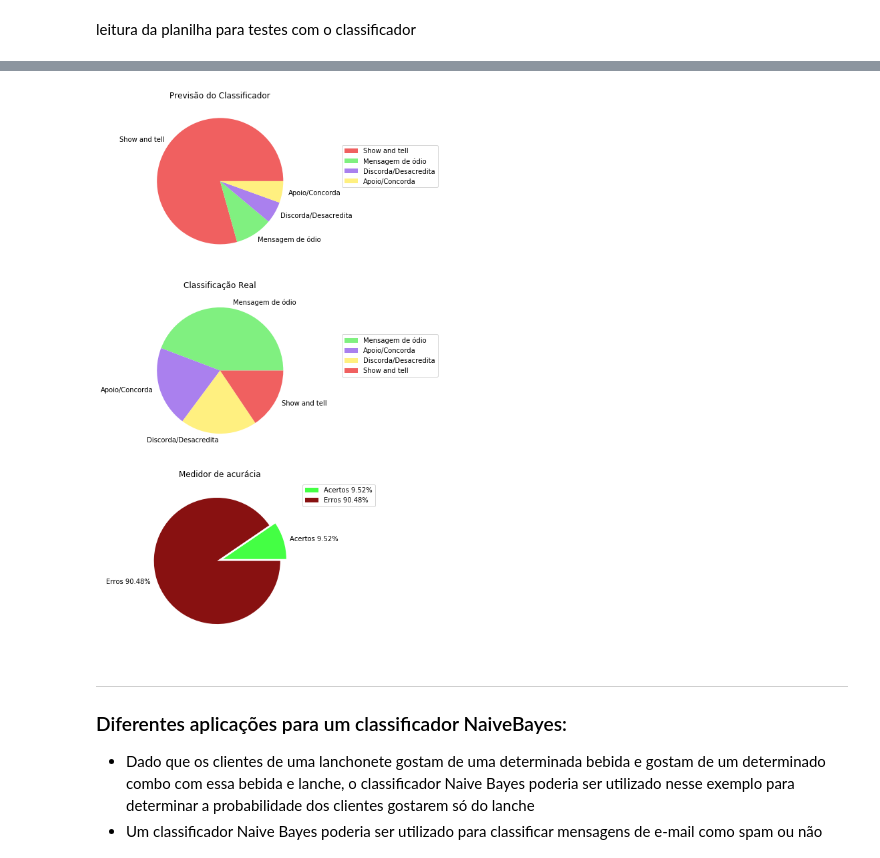
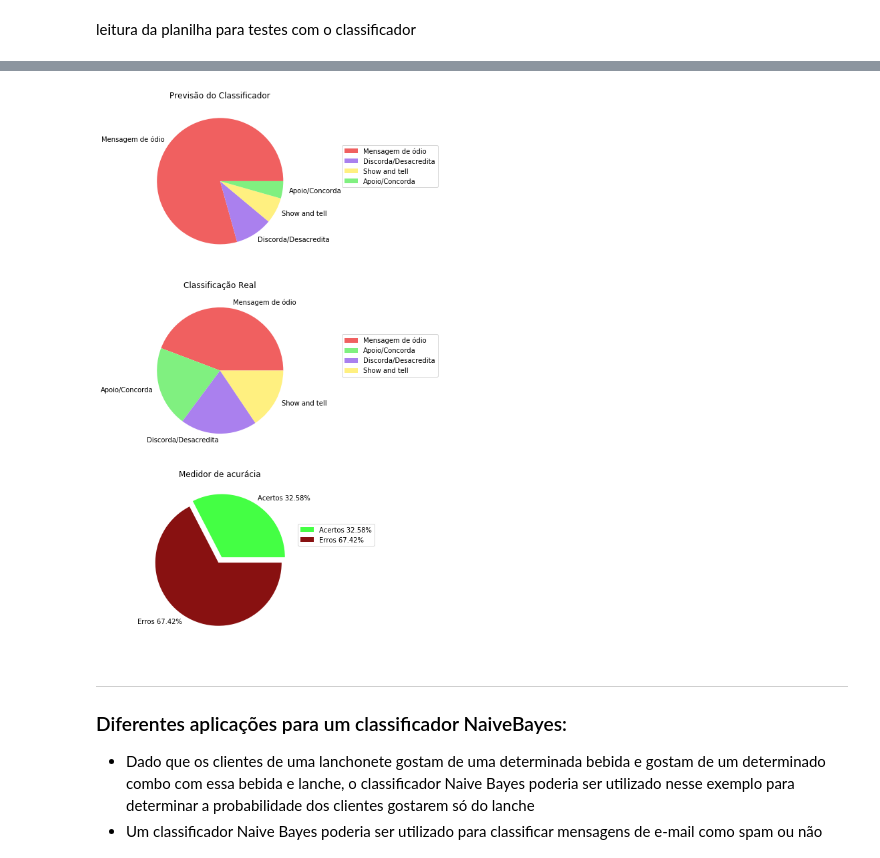
Before and after one commit to VonIgnia/CD2020-Projeto1, a Jupyter notebook: Projeto1_Classificador_layout_final.ipynb, the cells around one changed output, grey strips where cells are left out. Cells and saved outputs as stored; diff of their text form; code cells hidden in the pictures.

```diff
--- a/Projeto1_Classificador_layout_final.ipynb
+++ b/Projeto1_Classificador_layout_final.ipynb
@@ -154,6 +158,9 @@ def Separa_palavras_em_series(train,lista_classificações):
     #-------------------------------------------------
 #======================================================================================================
     return series_categories
-lista_classificações = treino["Opinião Pública"].value_counts(sort=False).index.tolist()
+lista_classificações = treino["Opinião Pública"].value_counts().index.tolist()
 series_categorias = Separa_palavras_em_series(treino,lista_classificações) #Uma lista de 4 series;
 series_categorias;
+#essa é a primeira célula com inconsistencias entre re-runs
+#a inconsistencia é a mudança de ordem em que as series são fornecidas
+# como tentativa de corrigir isso vejo como possibilidade a eliminação do sort=False
@@ -160,10 +172,10 @@ series_categorias;
 # %%
 #isso só pode ser feito quando Sort=False e quando a ordem,/n
 #é conhecida caso contrário pode criar erros no classificador
-series_Apoia    = pd.Series(series_categorias[0])
-series_Discorda = pd.Series(series_categorias[1])
-series_Odeia    = pd.Series(series_categorias[2])
-series_Mostra   = pd.Series(series_categorias[3])
+series_Apoia    = pd.Series(series_categorias[1])
+series_Discorda = pd.Series(series_categorias[3])
+series_Odeia    = pd.Series(series_categorias[0])
+series_Mostra   = pd.Series(series_categorias[2])
 series_Apoia
 # %% [output]
 0                @oatila
@@ -372,33 +358,33 @@ Name: Target, dtype: int64
 # %%
 plt.figure(figsize=(60,20))
 
 plt.subplot(4, 1, 1)
 plt.title("Previsão do Classificador")
 plt.pie(test.Classificação.value_counts(),
     labels=test.Classificação.value_counts().index,
-    colors=["#F06060","#80F080","#AA80EE","#FFF080"]);
+    colors=["#F06060","#AA80EE","#FFF080","#80F080"]);
 plt.legend(bbox_to_anchor=(1.25, 0.75,0.25,0))
 #---------------------------
 
 plt.subplot(4, 1, 2)
 plt.title("Classificação Real")
 plt.pie(target.value_counts(),
     labels=target.value_counts().index,
-    colors=["#80F080","#AA80EE","#FFF080","#F06060"]);
+    colors=["#F06060","#80F080","#AA80EE","#FFF080"]);
 plt.legend(bbox_to_anchor=(1.25, 0.75,0.25,0))
 #---------------------------
 
 plt.subplot(4, 1, 3)
 plt.title("Medidor de acurácia")
 plt.pie([acertos,erros],
     explode=(0.05,0.05),
     labels=['Acertos {0:.2f}%'.format(acertos*100/len(test)) ,'Erros {0:.2f}%'.format(erros*100/len(test))],
     colors=["#44FF44","#881111"]);
-plt.legend(bbox_to_anchor=(1, 1,0.25,0))
+plt.legend(bbox_to_anchor=(1.25, 0.75,0.25,0))
 
 plt.show()
 # %% [output]
-[figure, old version]
+[figure, new version]
 # %% [markdown]
 ___
 ### Diferentes aplicações para um classificador NaiveBayes:
```
Also changed, not shown: parts of 10 cells of this notebook.
